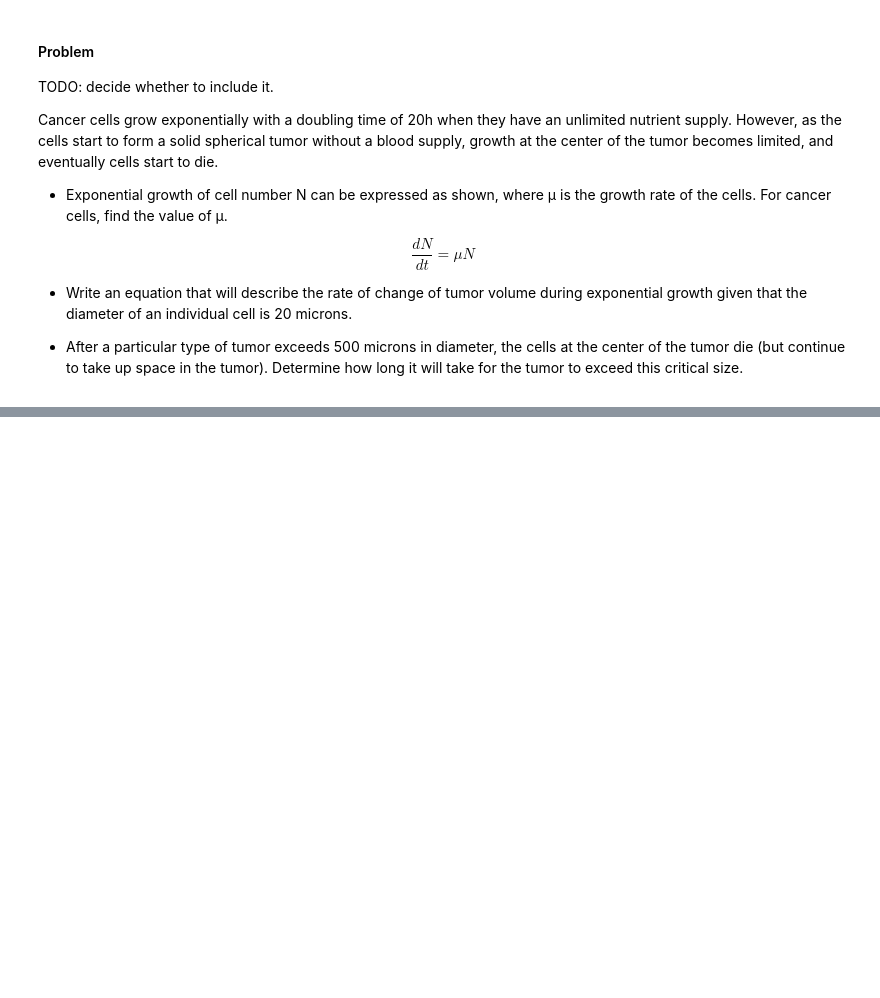
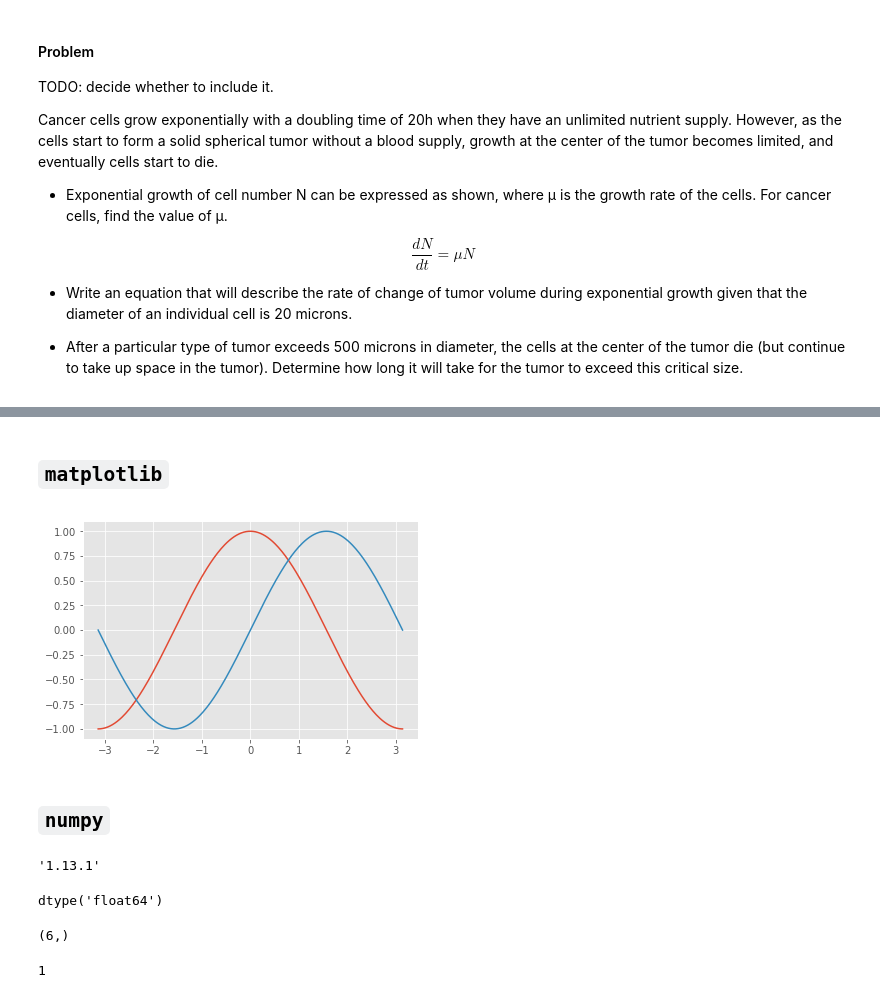
Before and after one commit to danimateos/numerical_methods, a Jupyter notebook: section-00.ipynb, the cells around one changed output, grey strips where cells are left out. Saved outputs shown, nothing was run; the diff lists cells and outputs as text; code cells hidden in the pictures; blank space fills up the shorter version.

Commit message:
Bring over intro to numpy and matplotlib from data fundamentals

```diff
--- a/section-00.ipynb
+++ b/section-00.ipynb
@@ -23,0 +44,41 @@ $$\frac{dN}{dt} = μN$$
+# %% [markdown]
+## `matplotlib`
+# %%
+import numpy as np
+import pandas as pd
+import matplotlib.pyplot as plt
+import matplotlib
+
+matplotlib.style.use('ggplot')
+%matplotlib inline
+# %%
+X = np.linspace(-np.pi, np.pi, 256, endpoint=True)
+C,S = np.cos(X), np.sin(X)
+
+plt.plot(X,C)
+plt.plot(X,S)
+plt.show()
+# %% [output]
+[figure, added]
+# %% [markdown]
+## `numpy`
+# %%
+import numpy as np
+
+np.version.version
+# %% [output]
+'1.13.1'
+# %%
+a_list = [1, 2.0,3.1,4.2,-1,8.92]
+a = np.array(a_list)
+a.dtype
+# %% [output]
+dtype('float64')
+# %%
+a.shape
+# %% [output]
+(6,)
+# %%
+a.ndim
+# %% [output]
+1
```
Also changed, not shown: parts of 101 cells of this notebook.
